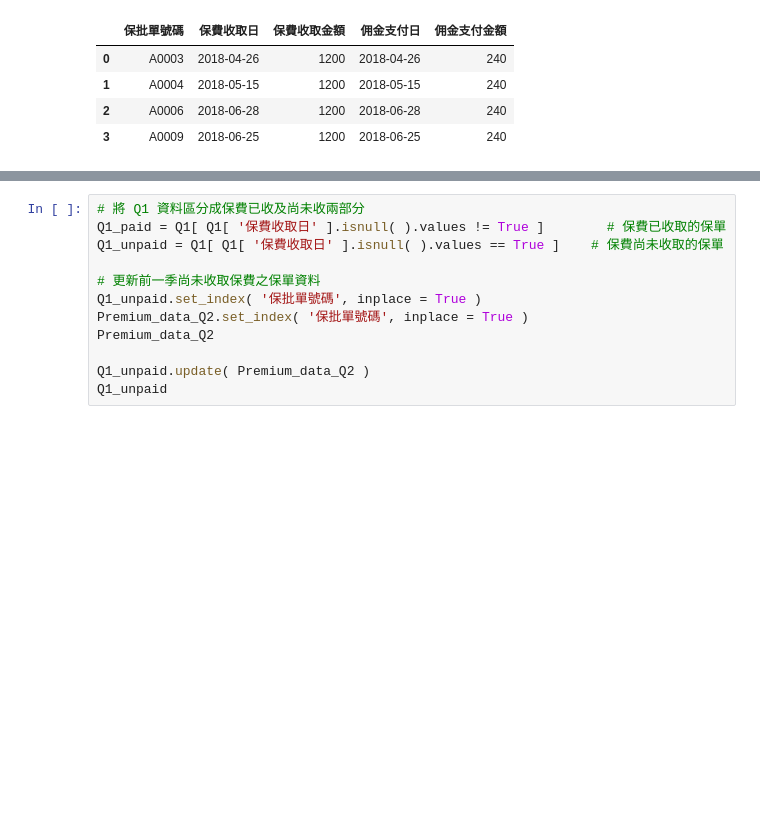
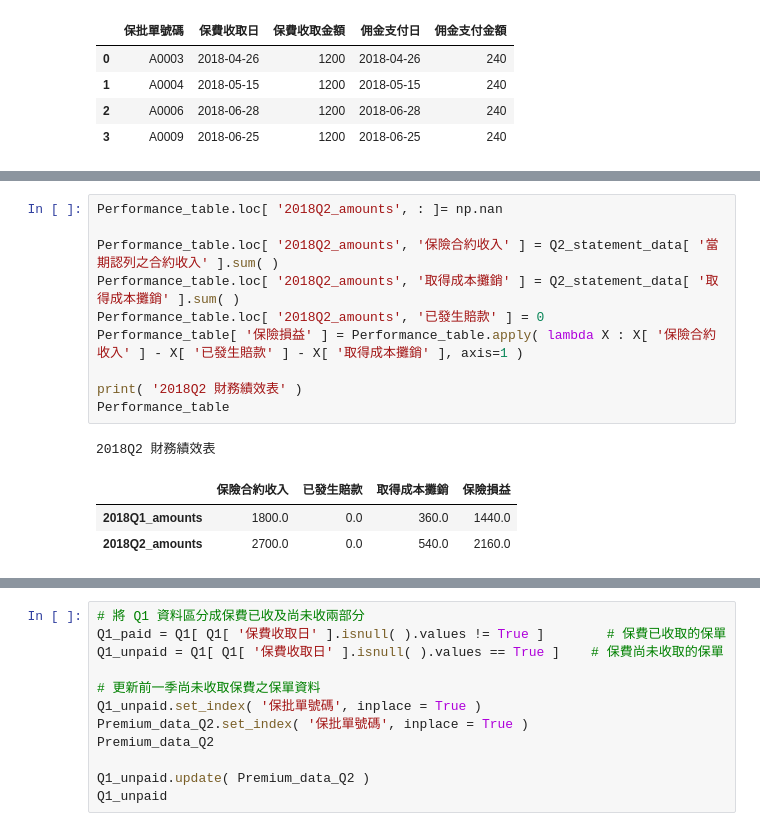
Before and after one commit to YenLinWu/IFRS-17-PAA-Implementation, a Jupyter notebook: PAA/PAA.ipynb, the cells around one changed output, grey strips where cells are left out. Saved outputs shown, nothing was run; the diff lists cells and outputs as text; blank space fills up the shorter version.

```diff
--- a/PAA/PAA.ipynb
+++ b/PAA/PAA.ipynb
@@ -509,0 +644,15 @@ Name: 期末LRC, dtype: float64
+# %%
+Performance_table.loc[ '2018Q2_amounts', : ]= np.nan
+
+Performance_table.loc[ '2018Q2_amounts', '保險合約收入' ] = Q2_statement_data[ '當期認列之合約收入' ].sum( )
+Performance_table.loc[ '2018Q2_amounts', '取得成本攤銷' ] = Q2_statement_data[ '取得成本攤銷' ].sum( )
+Performance_table.loc[ '2018Q2_amounts', '已發生賠款' ] = 0
+Performance_table[ '保險損益' ] = Performance_table.apply( lambda X : X[ '保險合約收入' ] - X[ '已發生賠款' ] - X[ '取得成本攤銷' ], axis=1 )
+
+print( '2018Q2 財務績效表' )
+Performance_table
+# %% [output]
+2018Q2 財務績效表
+|  | 保險合約收入 | 已發生賠款 | 取得成本攤銷 | 保險損益 |
+| 2018Q1_amounts | 1800.0 | 0.0 | 360.0 | 1440.0 |
+| 2018Q2_amounts | 2700.0 | 0.0 | 540.0 | 2160.0 |
```
Also changed, not shown: parts of 16 cells of this notebook.
